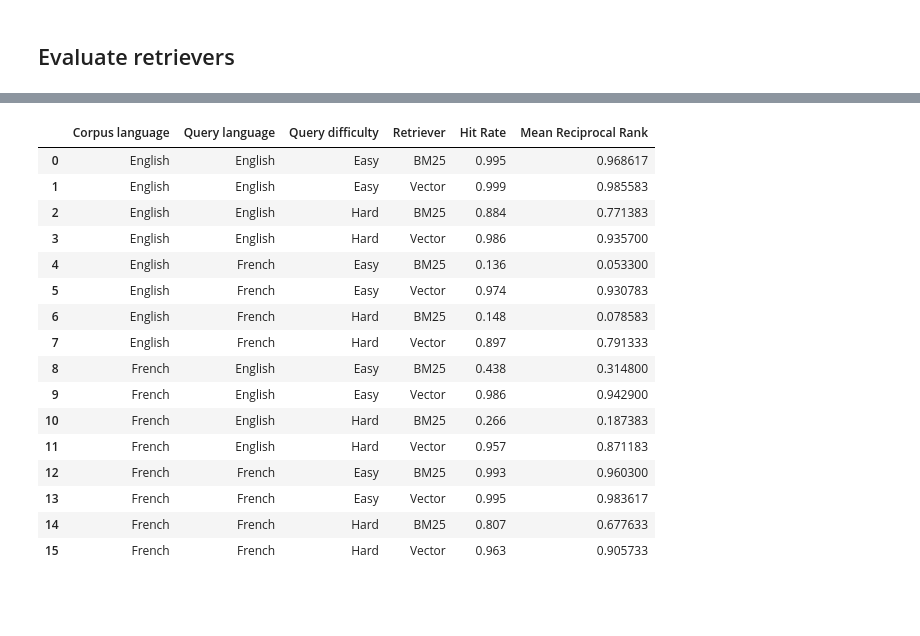
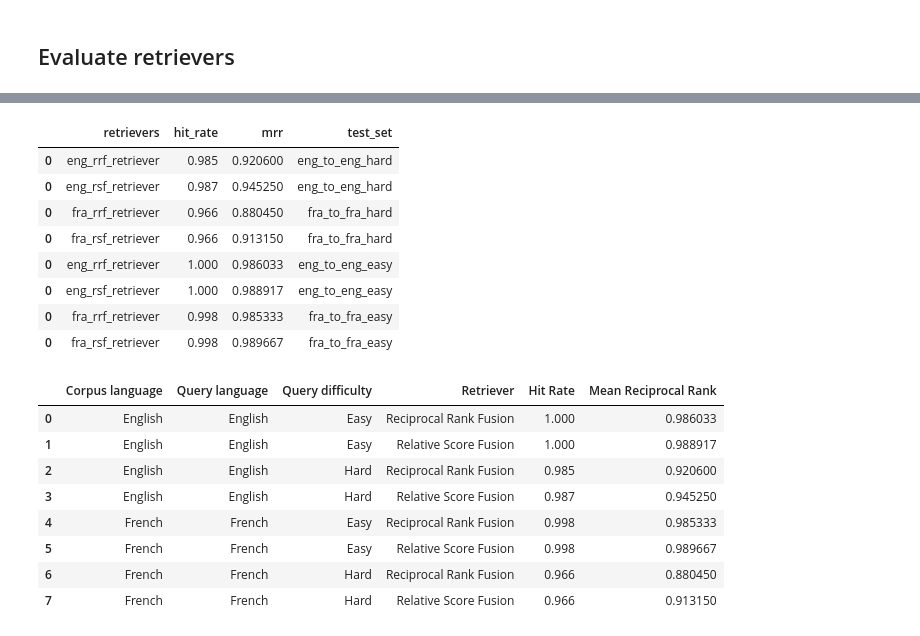
Before and after one commit to justice-bac/laws-clir, a Jupyter notebook: 4_hybrid_eval.ipynb, the cells around one changed output, grey strips where cells are left out. Cells and saved outputs as stored; diff of their text form; code cells hidden in the pictures; blank space fills up the shorter version.

```diff
--- a/4_hybrid_eval.ipynb
+++ b/4_hybrid_eval.ipynb
@@ -128,9 +128,9 @@ def build_eval_dataset(nodes, questions):
     )
 
 # TODO: add multi-language corpus
-# eng_to_eng_easy = build_eval_dataset(eng_nodes, eng_questions_easy)
+eng_to_eng_easy = build_eval_dataset(eng_nodes, eng_questions_easy)
 eng_to_eng_hard = build_eval_dataset(eng_nodes, eng_questions_hard)
-# fra_to_fra_easy = build_eval_dataset(fra_nodes, fra_questions_easy)
+fra_to_fra_easy = build_eval_dataset(fra_nodes, fra_questions_easy)
 fra_to_fra_hard = build_eval_dataset(fra_nodes, fra_questions_hard)
 # eng_to_fra_easy = build_eval_dataset(eng_nodes, fra_questions_easy)
 # eng_to_fra_hard = build_eval_dataset(eng_nodes, fra_questions_hard)
@@ -406,3 +286,31 @@ result_cross = pd.concat([result_cross, result1, result2, result3, result4])
+# %%
+# Same thing for easy questions
+eng_to_eng_easy_rrf = await eng_rrf_evaluator.aevaluate_dataset(eng_to_eng_easy)
+fra_to_fra_easy_rrf = await fra_rrf_evaluator.aevaluate_dataset(fra_to_fra_easy)
+eng_to_eng_easy_rsf = await eng_rsf_evaluator.aevaluate_dataset(eng_to_eng_easy)
+fra_to_fra_easy_rsf = await fra_rsf_evaluator.aevaluate_dataset(fra_to_fra_easy)
+
+result1 = display_results("eng_rrf_retriever", eng_to_eng_easy_rrf)
+result1["test_set"] = "eng_to_eng_easy"
+result2 = display_results("eng_rsf_retriever", eng_to_eng_easy_rsf)
+result2["test_set"] = "eng_to_eng_easy"
+result4 = display_results("fra_rrf_retriever", fra_to_fra_easy_rrf)
+result4["test_set"] = "fra_to_fra_easy"
+result5 = display_results("fra_rsf_retriever", fra_to_fra_easy_rsf)
+result5["test_set"] = "fra_to_fra_easy"
+
+result = pd.concat([result, result1, result2, result4, result5])
+result
+# %% [output]
+|  | retrievers | hit_rate | mrr | test_set |
+| 0 | eng_rrf_retriever | 0.985 | 0.920600 | eng_to_eng_hard |
+| 0 | eng_rsf_retriever | 0.987 | 0.945250 | eng_to_eng_hard |
+| 0 | fra_rrf_retriever | 0.966 | 0.880450 | fra_to_fra_hard |
+| 0 | fra_rsf_retriever | 0.966 | 0.913150 | fra_to_fra_hard |
+| 0 | eng_rrf_retriever | 1.000 | 0.986033 | eng_to_eng_easy |
+| 0 | eng_rsf_retriever | 1.000 | 0.988917 | eng_to_eng_easy |
+| 0 | fra_rrf_retriever | 0.998 | 0.985333 | fra_to_fra_easy |
+| 0 | fra_rsf_retriever | 0.998 | 0.989667 | fra_to_fra_easy |
 # %%
 # Nicer labels for the results
 column_mapping = {
@@ -417,47 +325,45 @@ value_mapping = {
     "fra_vector_retriever": "Vector (French)",
     "eng_vector_retriever": "Vector (English)",
     "eng_to_eng_easy": "English (Easy)",
     "eng_to_eng_hard": "English (Hard)",
     "fra_to_fra_easy": "French (Easy)",
     "fra_to_fra_hard": "French (Hard)",
     "eng_to_fra_easy": "English (Easy)",
     "eng_to_fra_hard": "English (Hard)",
     "fra_to_eng_easy": "French (Easy)",
     "fra_to_eng_hard": "French (Hard)",
+    "eng_rrf_retriever": "Reciprocal Rank Fusion (English)",
+    "fra_rrf_retriever": "Reciprocal Rank Fusion (French)",
+    "eng_rsf_retriever": "Relative Score Fusion (English)",
+    "fra_rsf_retriever": "Relative Score Fusion (French)",
+    "eng_dbs_retriever": "Distribution Based Score Fusion (English)",
+    "fra_dbs_retriever": "Distribution Based Score Fusion (French)",
 }
 
-result_cross2 = result_cross.rename(columns=column_mapping)
+result_cross2 = result.rename(columns=column_mapping)
 result_cross2 = result_cross2.replace(value_mapping)
 
 # Split the columns so that "BM25 (French)" becomes two columns: "Retriever: BM25" and "Corpus language: French"
 result_cross2["Corpus language"] = result_cross2["Retriever"].str.split(" \(").str[1].str[:-1]
 result_cross2["Retriever"] = result_cross2["Retriever"].str.split(" \(").str[0]
 
 # Split the columns so that "English (Easy)" becomes two columns: "Query language: English" and "Query difficulty: Easy"
 result_cross2["Query language"] = result_cross2["Queries"].str.split(" \(").str[0]
 result_cross2["Query difficulty"] = result_cross2["Queries"].str.split(" \(").str[1].str[:-1]
 
 result_cross2 = result_cross2[
     ['Corpus language', 'Query language', 'Query difficulty', 'Retriever', 'Hit Rate', 'Mean Reciprocal Rank']
 ].sort_values(by=['Corpus language', 'Query language', 'Query difficulty', 'Retriever'])
 
 result_cross2.reset_index(inplace=True, drop=True)
 result_cross2
 # %% [output]
 |  | Corpus language | Query language | Query difficulty | Retriever | Hit Rate | Mean Reciprocal Rank |
-| 0 | English | English | Easy | BM25 | 0.995 | 0.968617 |
-| 1 | English | English | Easy | Vector | 0.999 | 0.985583 |
-| 2 | English | English | Hard | BM25 | 0.884 | 0.771383 |
-| 3 | English | English | Hard | Vector | 0.986 | 0.935700 |
-| 4 | English | French | Easy | BM25 | 0.136 | 0.053300 |
-| 5 | English | French | Easy | Vector | 0.974 | 0.930783 |
-| 6 | English | French | Hard | BM25 | 0.148 | 0.078583 |
-| 7 | English | French | Hard | Vector | 0.897 | 0.791333 |
-| 8 | French | English | Easy | BM25 | 0.438 | 0.314800 |
-| 9 | French | English | Easy | Vector | 0.986 | 0.942900 |
-| 10 | French | English | Hard | BM25 | 0.266 | 0.187383 |
-| 11 | French | English | Hard | Vector | 0.957 | 0.871183 |
-| 12 | French | French | Easy | BM25 | 0.993 | 0.960300 |
-| 13 | French | French | Easy | Vector | 0.995 | 0.983617 |
-| 14 | French | French | Hard | BM25 | 0.807 | 0.677633 |
-| 15 | French | French | Hard | Vector | 0.963 | 0.905733 |
+| 0 | English | English | Easy | Reciprocal Rank Fusion | 1.000 | 0.986033 |
+| 1 | English | English | Easy | Relative Score Fusion | 1.000 | 0.988917 |
+| 2 | English | English | Hard | Reciprocal Rank Fusion | 0.985 | 0.920600 |
+| 3 | English | English | Hard | Relative Score Fusion | 0.987 | 0.945250 |
+| 4 | French | French | Easy | Reciprocal Rank Fusion | 0.998 | 0.985333 |
+| 5 | French | French | Easy | Relative Score Fusion | 0.998 | 0.989667 |
+| 6 | French | French | Hard | Reciprocal Rank Fusion | 0.966 | 0.880450 |
+| 7 | French | French | Hard | Relative Score Fusion | 0.966 | 0.913150 |
```
Also changed, not shown: parts of 10 cells of this notebook.
